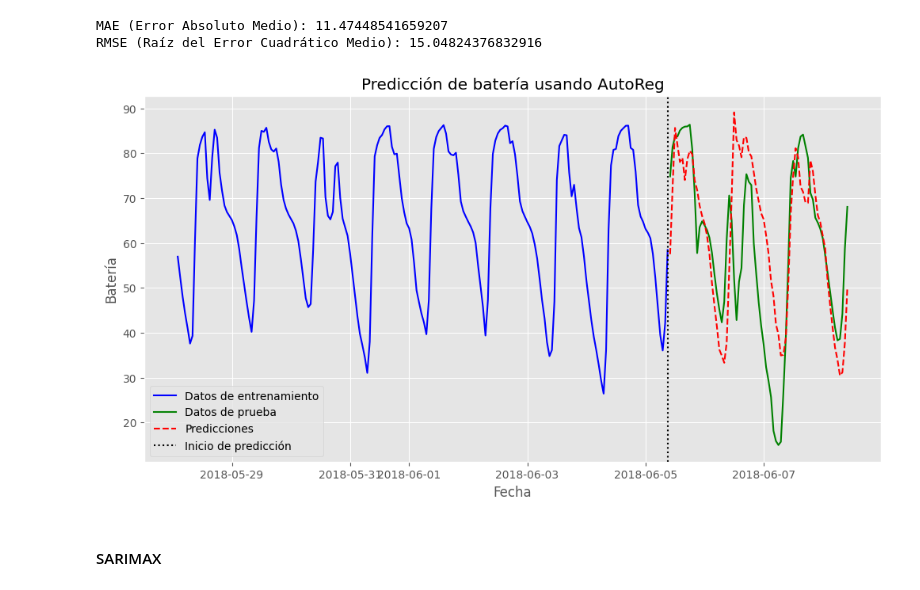
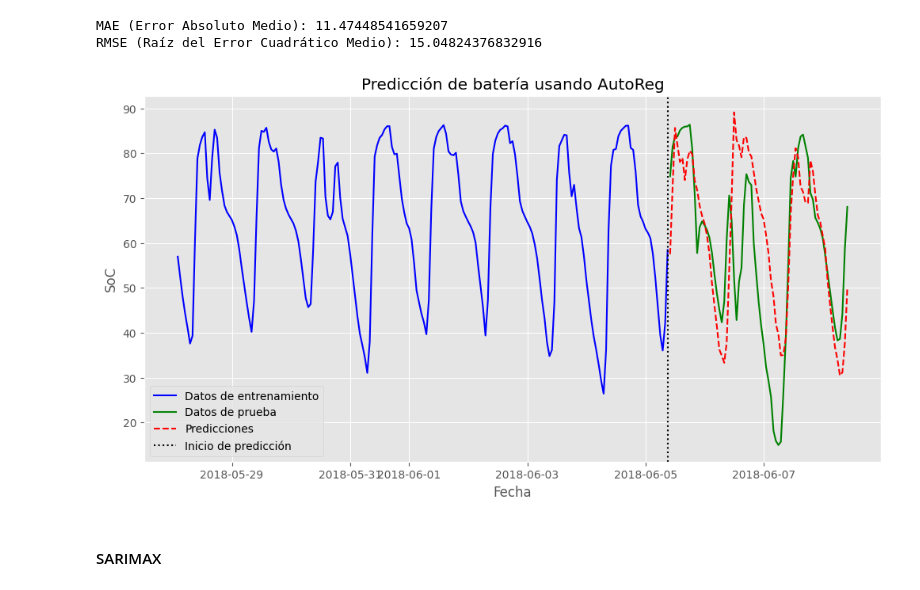
Before and after one commit to fgarciagonzalez2/TFM, a Jupyter notebook: notebooks/LR/RL_V1-PCA3.ipynb, the cells around one changed output. Saved outputs shown, nothing was run; the diff lists cells and outputs as text; code cells hidden in the pictures.

```diff
--- a/notebooks/LR/RL_V1-PCA3.ipynb
+++ b/notebooks/LR/RL_V1-PCA3.ipynb
@@ -308,19 +606,19 @@ RMSE (Raíz del Error Cuadrático Medio): 15.04824376832916
 # %%
 # Graficar los resultados
 plt.figure(figsize=(12, 6))
 plt.plot(train_data.index[-200:], train_data[-200:], label="Datos de entrenamiento", color='blue')
 plt.plot(test_data.index[0:73], test_data[0:73], label="Datos de prueba", color='green')
 plt.plot(test_data.index[0:73], forecast, label="Predicciones", color='red', linestyle='--')
 plt.axvline(train_data.index[-1], color='black', linestyle=':', label="Inicio de predicción")
 plt.title("Predicción de batería usando AutoReg")
 plt.xlabel("Fecha")
-plt.ylabel("Batería")
+plt.ylabel("SoC")
 plt.legend()
 plt.grid(True)
 plt.savefig("Autoreg_test.png", dpi=300, bbox_inches='tight')
 plt.show()
 # %% [output]
-[figure, old version]
+[figure, new version]
 # %% [markdown]
 #### SARIMAX
 # %%
```
Also changed, not shown: parts of 30 cells of this notebook, 6 other files.
